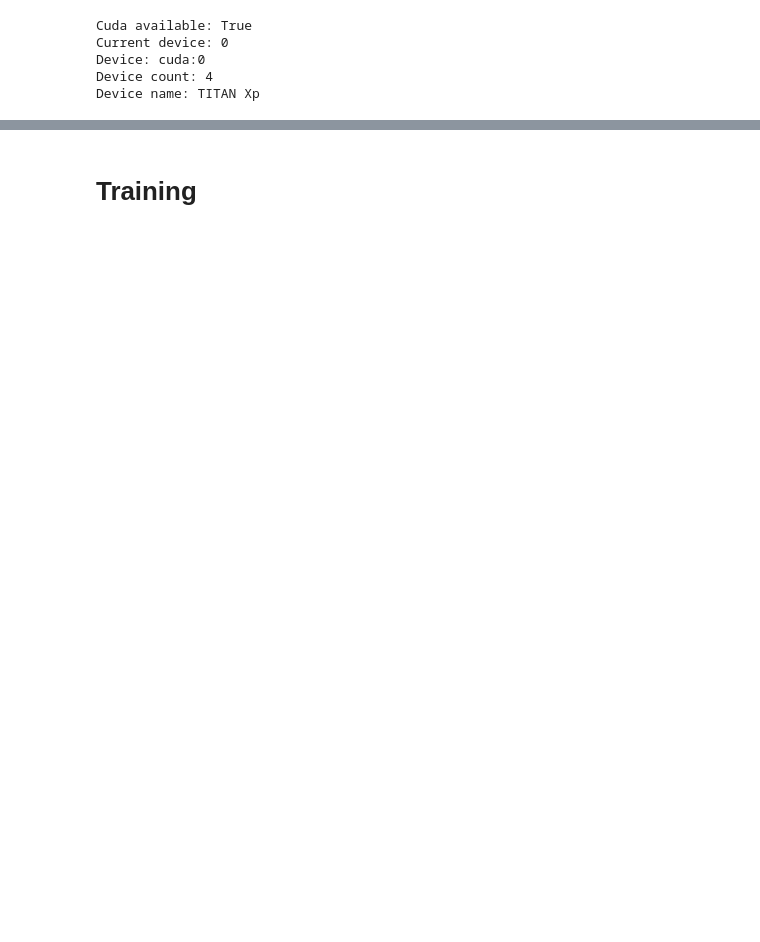
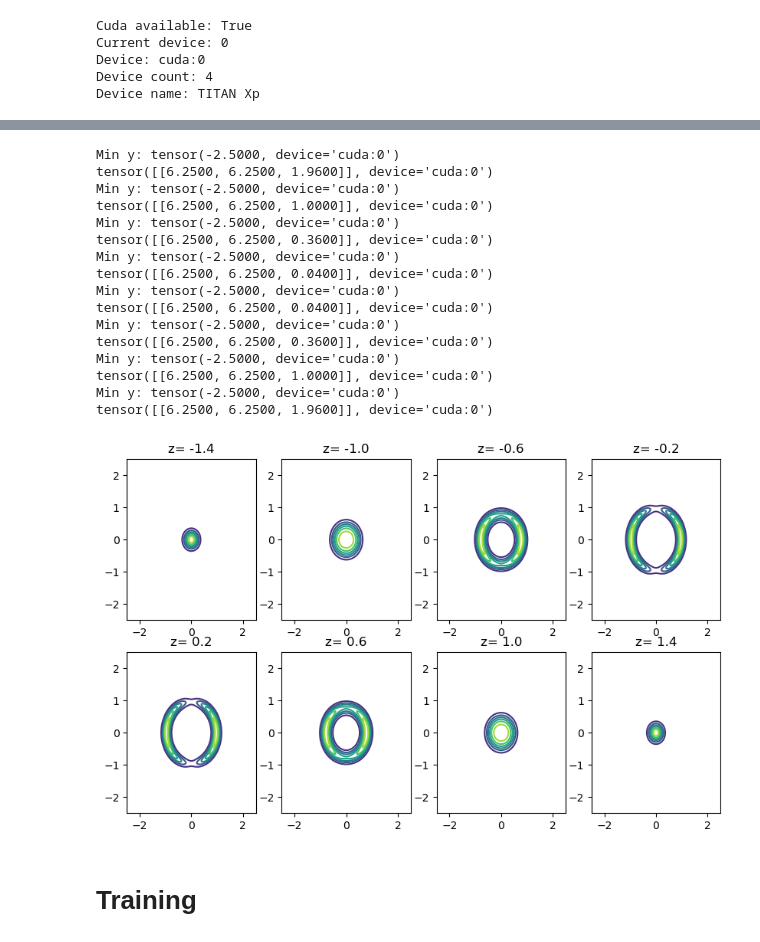
Before and after one commit to max-lennon/robust_likelihood, a Jupyter notebook: pytorch_realnvp_cifar10.ipynb, the cells around one changed output, grey strips where cells are left out. Drawn from its saved outputs; the diff is of its cells as text; code cells hidden in the pictures; blank space fills up the shorter version.

```diff
--- a/pytorch_realnvp_cifar10.ipynb
+++ b/pytorch_realnvp_cifar10.ipynb
@@ -481,3 +498,47 @@ tensor([[ 1.2804, -1.0194],
+# %%
+def slice_plot(ax, x, y, probs, z3=0, eps=0.2):
+    xx, yy = np.meshgrid(x.numpy(), y.numpy())
+    probs_grid = probs.view((len(x), len(y)))
+    ax.contour(xx, yy, probs_grid)
+
+resolution = 1000
+region_width = 5
+num_slices = 8
+x_vals = torch.linspace(-region_width/2, region_width/2, resolution+1)
+y_vals = torch.linspace(-region_width/2, region_width/2, resolution+1)
+z_vals = torch.Tensor([[z] for z in torch.linspace(-1.4, 1.4, num_slices)])
+
+fig, ax = plt.subplots(2,num_slices//2, figsize=(10,6))
+
+for i in range(num_slices):
+
+    xy_points = torch.cartesian_prod(x_vals, y_vals, z_vals[i])
+
+    lpx, det = ring_prob(xy_points.to(device), len(xy_points))
+    like = torch.exp(lpx+det)
+
+    cell = ax[i//(num_slices // 2)][i % (num_slices //2)]
+
+    slice_plot(cell, x_vals, y_vals, like.cpu())
+    cell.set_title("z= " + str(round(float(z_vals[i]), 2)))
+# %% [output]
+Min y: tensor(-2.5000, device='cuda:0')
+tensor([[6.2500, 6.2500, 1.9600]], device='cuda:0')
+Min y: tensor(-2.5000, device='cuda:0')
+tensor([[6.2500, 6.2500, 1.0000]], device='cuda:0')
+Min y: tensor(-2.5000, device='cuda:0')
+tensor([[6.2500, 6.2500, 0.3600]], device='cuda:0')
+Min y: tensor(-2.5000, device='cuda:0')
+tensor([[6.2500, 6.2500, 0.0400]], device='cuda:0')
+Min y: tensor(-2.5000, device='cuda:0')
+tensor([[6.2500, 6.2500, 0.0400]], device='cuda:0')
+Min y: tensor(-2.5000, device='cuda:0')
+tensor([[6.2500, 6.2500, 0.3600]], device='cuda:0')
+Min y: tensor(-2.5000, device='cuda:0')
+tensor([[6.2500, 6.2500, 1.0000]], device='cuda:0')
+Min y: tensor(-2.5000, device='cuda:0')
+tensor([[6.2500, 6.2500, 1.9600]], device='cuda:0')
+[figure, added]
 # %%
 def loss_fn_ring(y, s, norms, scale, batch_size):
     # -log(zero-mean gaussian) + log determinant
```
Also changed, not shown: parts of 4 cells of this notebook.
